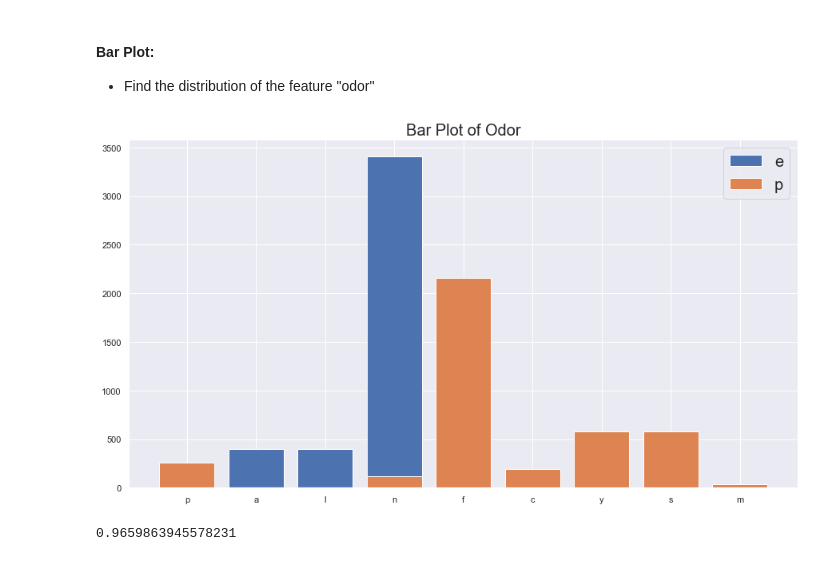
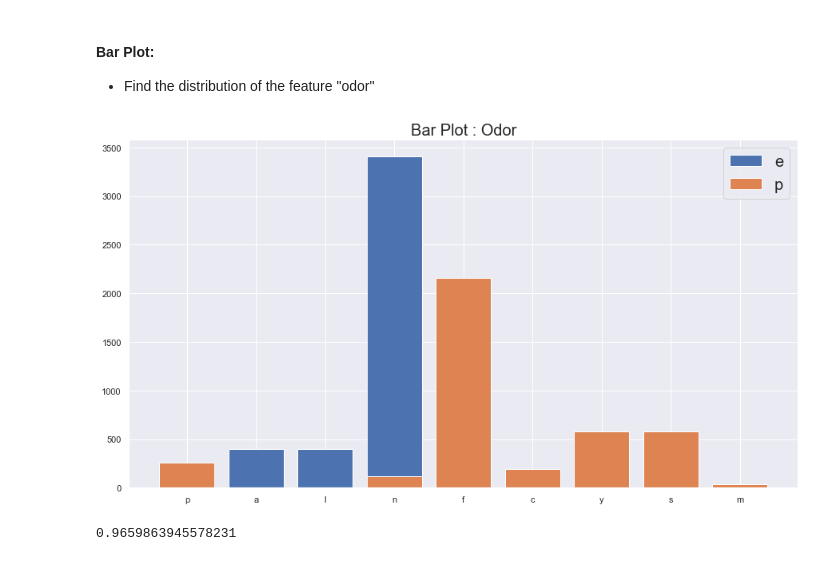
Before and after one commit to tingwei758/Mushroom_Classification, a Jupyter notebook: Mushroom Classification.ipynb, the cells around one changed output. Cells and saved outputs as stored; diff of their text form; code cells hidden in the pictures.

```diff
--- a/Mushroom Classification.ipynb
+++ b/Mushroom Classification.ipynb
@@ -131,13 +131,13 @@ x_1 = [c1[i] for i in labels]
 # %%
 fig, ax = plt.subplots(figsize=(15,8))
 ax.bar(np.arange(0,len(labels)), x_0, label='e')
 ax.bar(np.arange(0,len(labels)), x_1, label='p')
 plt.xticks(range(0,9), list(labels))
 ax.legend(prop={'size': 20})
-plt.title("Bar Plot of Odor",fontsize=20)
+plt.title("Bar Plot : Odor",fontsize=20)
 plt.show()
 # %% [output]
-[figure, old version]
+[figure, new version]
 # %%
 # percentage of edible mushroom when the odor is 'n'
 c0['n']/(c0['n'] + c1['n'])
```
Also changed, not shown: parts of 3 cells of this notebook.
